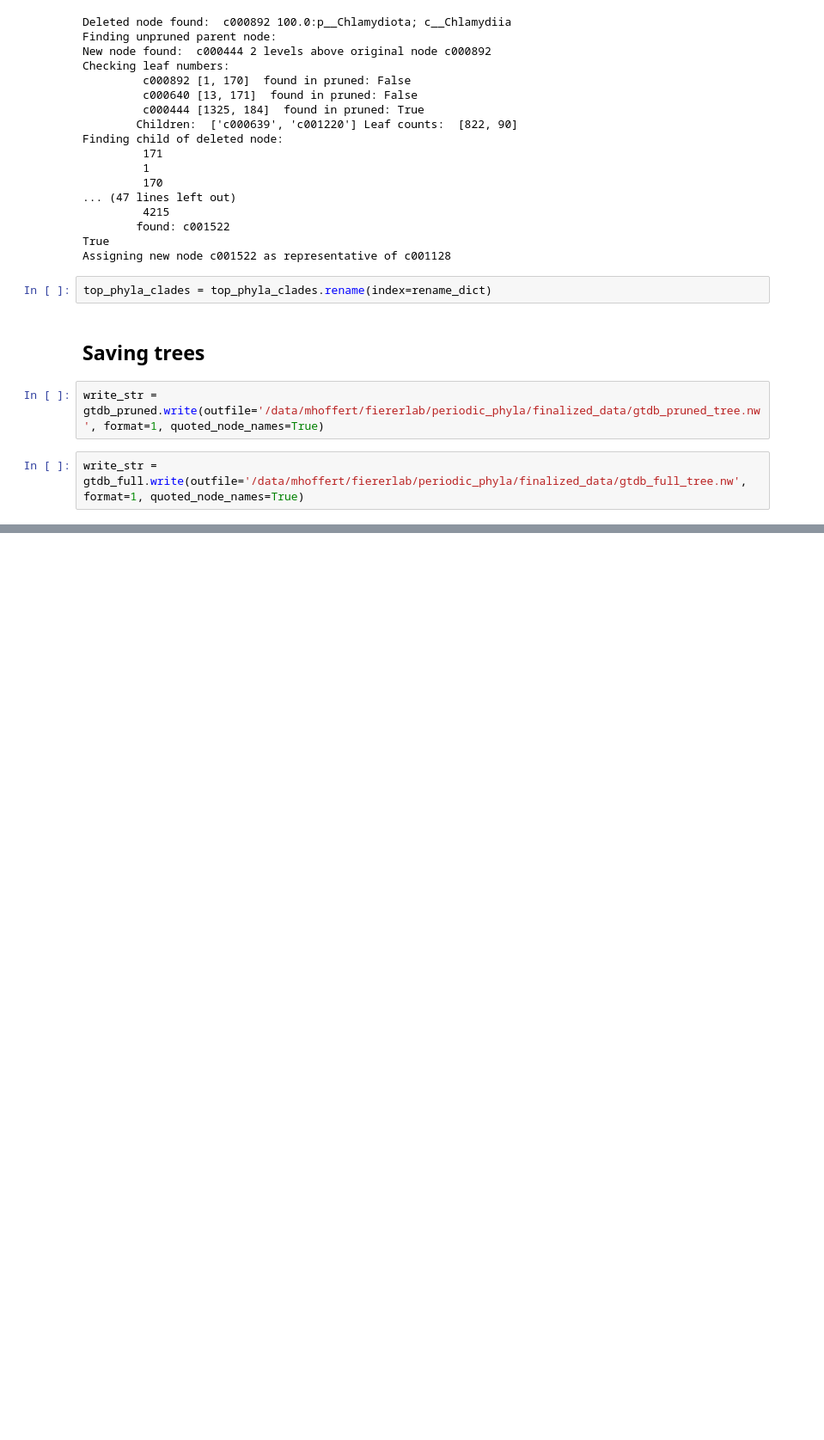
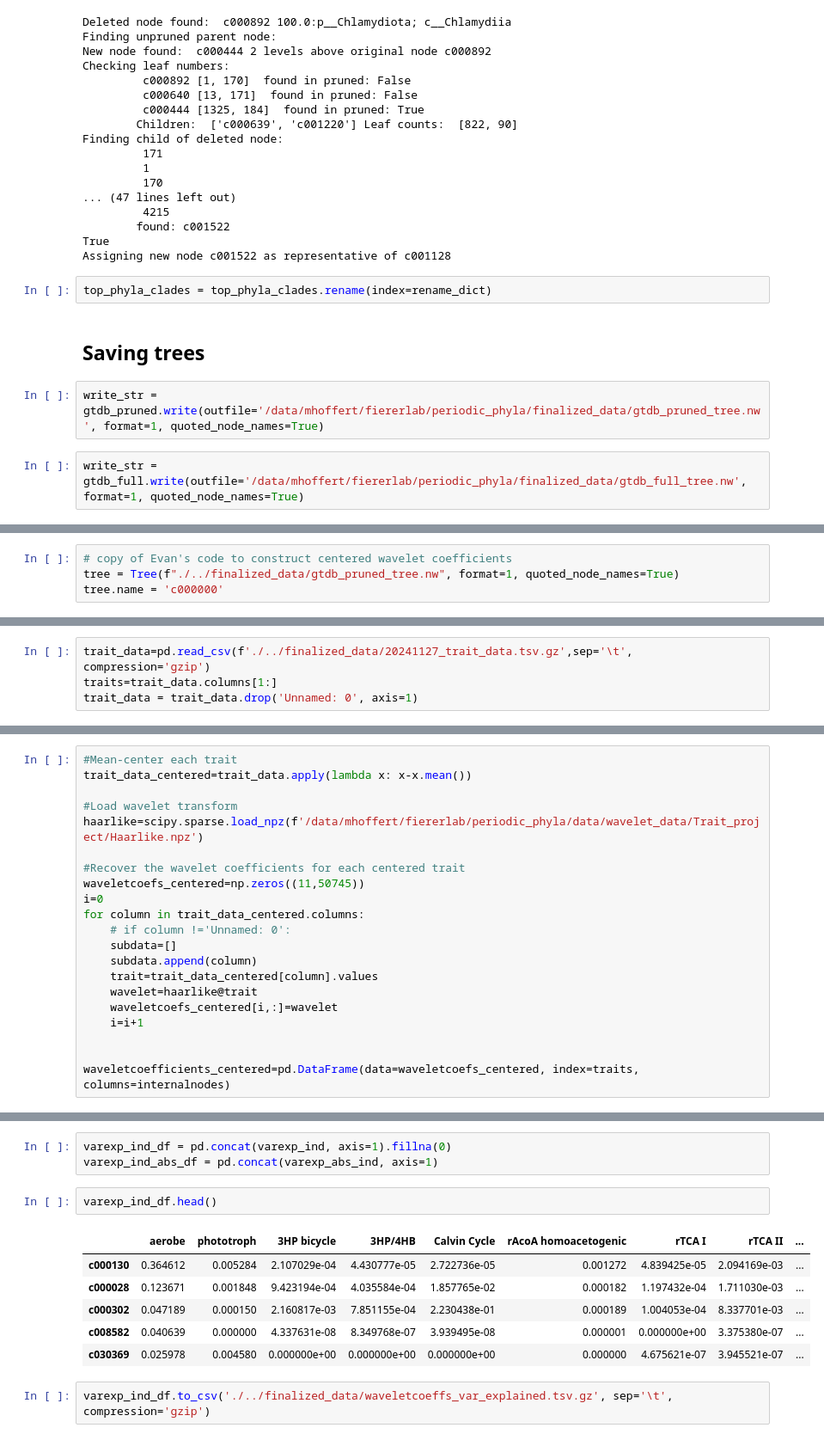
Before and after one commit to realmichaelhoffert/bacterial_periodic_table, a Jupyter notebook: notebooks/load_data.ipynb, the cells around one changed output, grey strips where cells are left out. Shown at 86% size. Drawn from its saved outputs; the diff is of its cells as text; blank space fills up the shorter version.

Commit message:
wavelet coeffs code moving

```diff
--- a/notebooks/load_data.ipynb
+++ b/notebooks/load_data.ipynb
@@ -565,0 +392,4 @@ varexp_ind_rank_df
+# %%
+# copy of Evan's code to construct centered wavelet coefficients
+tree = Tree(f"./../finalized_data/gtdb_pruned_tree.nw", format=1, quoted_node_names=True)
+tree.name = 'c000000'
@@ -565,0 +419,4 @@ varexp_ind_rank_df
+# %%
+trait_data=pd.read_csv(f'./../finalized_data/20241127_trait_data.tsv.gz',sep='\t', compression='gzip')
+traits=trait_data.columns[1:]
+trait_data = trait_data.drop('Unnamed: 0', axis=1)
@@ -565,0 +427,21 @@ varexp_ind_rank_df
+# %%
+#Mean-center each trait
+trait_data_centered=trait_data.apply(lambda x: x-x.mean())
+
+#Load wavelet transform
+haarlike=scipy.sparse.load_npz(f'/data/mhoffert/fiererlab/periodic_phyla/data/wavelet_data/Trait_project/Haarlike.npz')
+
+#Recover the wavelet coefficients for each centered trait
+waveletcoefs_centered=np.zeros((11,50745))
+i=0
+for column in trait_data_centered.columns:
+    # if column !='Unnamed: 0':
+    subdata=[]
+    subdata.append(column)
+    trait=trait_data_centered[column].values
+    wavelet=haarlike@trait
+    waveletcoefs_centered[i,:]=wavelet
+    i=i+1
+
+
+waveletcoefficients_centered=pd.DataFrame(data=waveletcoefs_centered, index=traits, columns=internalnodes)
@@ -565,0 +538,14 @@ varexp_ind_rank_df
+# %%
+varexp_ind_df = pd.concat(varexp_ind, axis=1).fillna(0)
+varexp_ind_abs_df = pd.concat(varexp_abs_ind, axis=1)
+# %%
+varexp_ind_df.head()
+# %% [output]
+|  | aerobe | phototroph | 3HP bicycle | 3HP/4HB | Calvin Cycle | rAcoA homoacetogenic | rTCA I | rTCA II | ... |
+| c000130 | 0.364612 | 0.005284 | 2.107029e-04 | 4.430777e-05 | 2.722736e-05 | 0.001272 | 4.839425e-05 | 2.094169e-03 | ... |
+| c000028 | 0.123671 | 0.001848 | 9.423194e-04 | 4.035584e-04 | 1.857765e-02 | 0.000182 | 1.197432e-04 | 1.711030e-03 | ... |
+| c000302 | 0.047189 | 0.000150 | 2.160817e-03 | 7.851155e-04 | 2.230438e-01 | 0.000189 | 1.004053e-04 | 8.337701e-03 | ... |
+| c008582 | 0.040639 | 0.000000 | 4.337631e-08 | 8.349768e-07 | 3.939495e-08 | 0.000001 | 0.000000e+00 | 3.375380e-07 | ... |
+| c030369 | 0.025978 | 0.004580 | 0.000000e+00 | 0.000000e+00 | 0.000000e+00 | 0.000000 | 4.675621e-07 | 3.945521e-07 | ... |
+# %%
+varexp_ind_df.to_csv('./../finalized_data/waveletcoeffs_var_explained.tsv.gz', sep='\t', compression='gzip')
```
Also changed, not shown: parts of 25 cells of this notebook.
